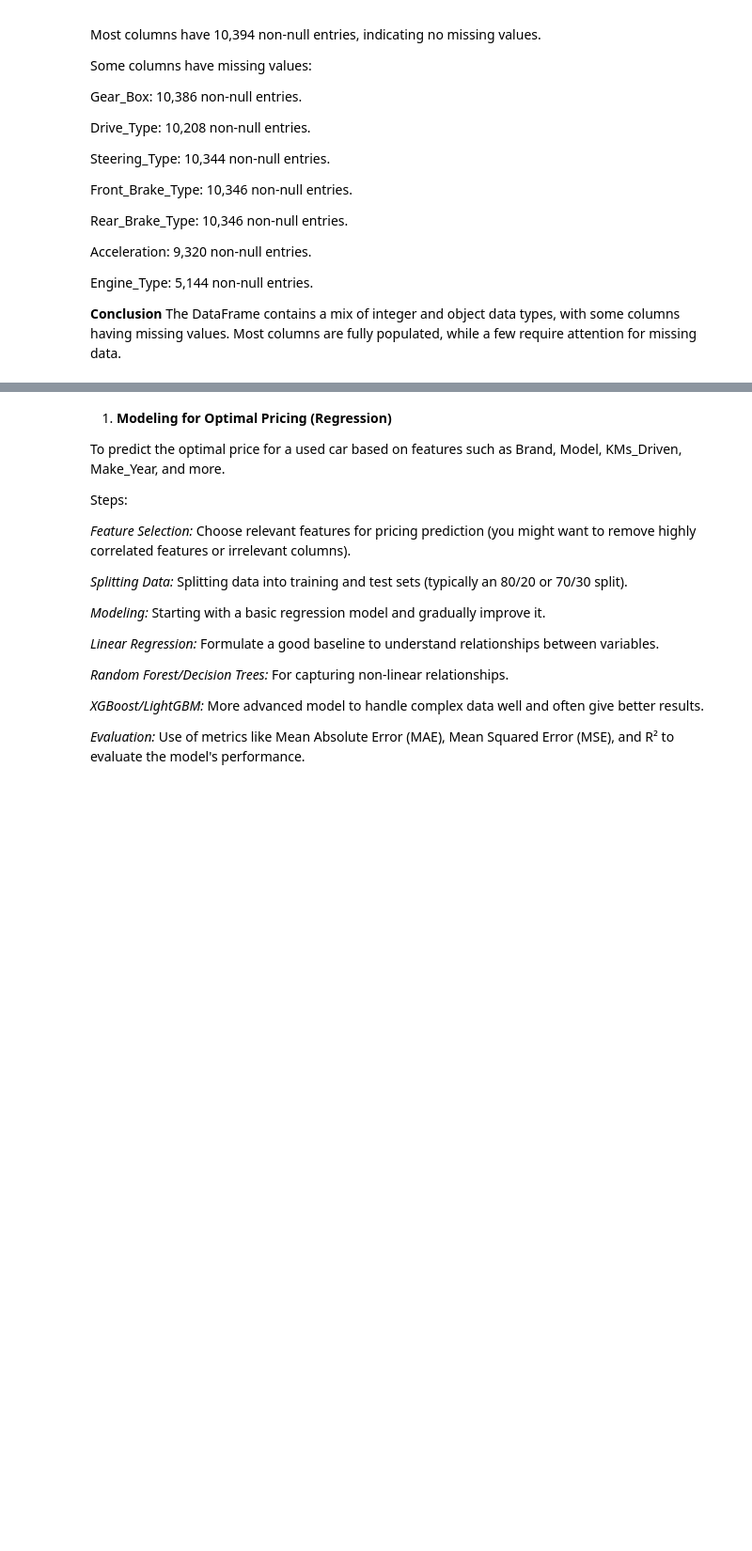
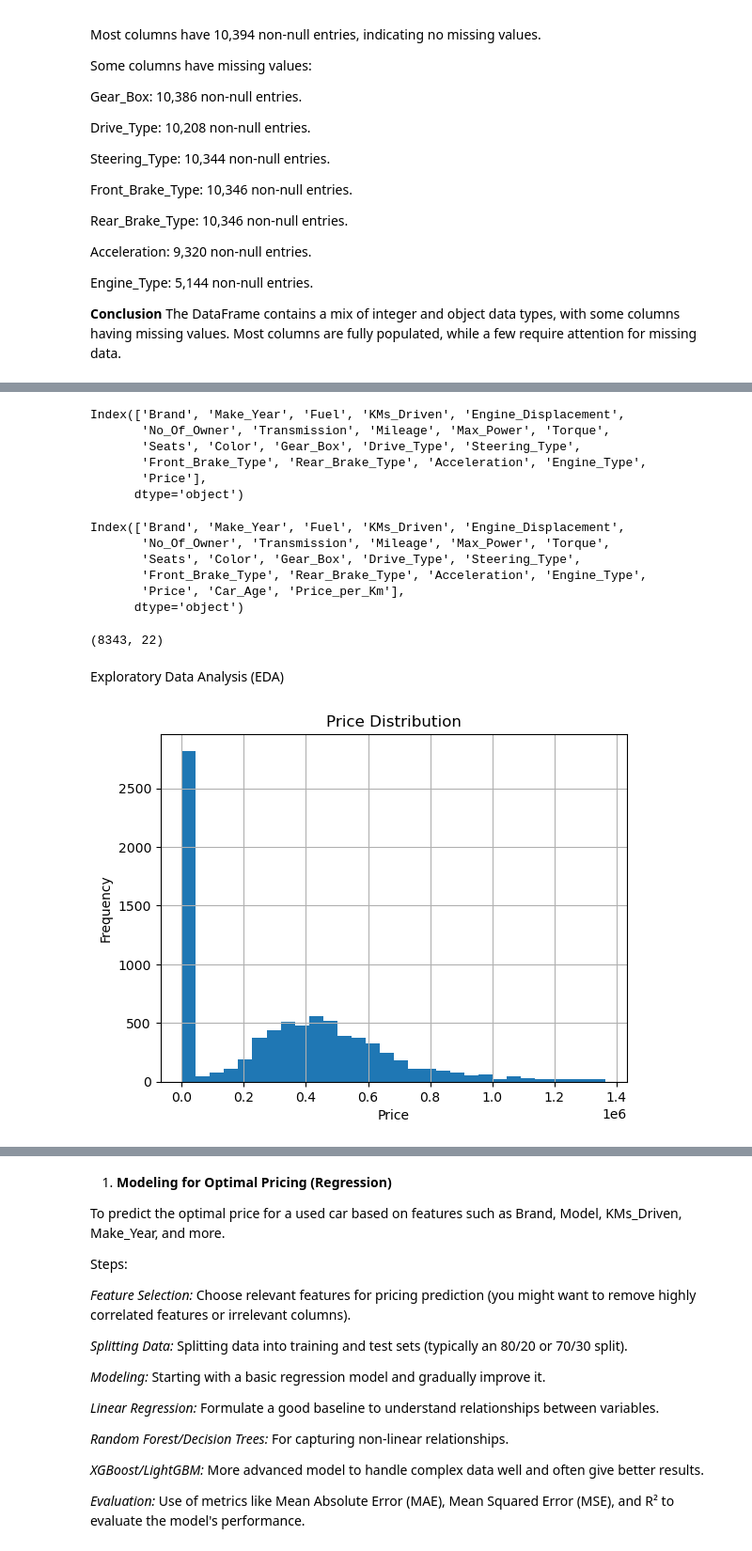
Before and after one commit to FaithMUTIS/Group-2-phase-5-project, a Jupyter notebook: Pamela.ipynb, the cells around one changed output, grey strips where cells are left out. Shown at 94% size. Cells and saved outputs as stored; diff of their text form; code cells hidden in the pictures; blank space fills up the shorter version.

```diff
--- a/Pamela.ipynb
+++ b/Pamela.ipynb
@@ -144,0 +322,9 @@ The seats column shows minimal variation, mostly containing cars with 5 seats. O
+# %%
+Data.columns
+# %% [output]
+Index(['Brand', 'Make_Year', 'Fuel', 'KMs_Driven', 'Engine_Displacement',
+       'No_Of_Owner', 'Transmission', 'Mileage', 'Max_Power', 'Torque',
+       'Seats', 'Color', 'Gear_Box', 'Drive_Type', 'Steering_Type',
+       'Front_Brake_Type', 'Rear_Brake_Type', 'Acceleration', 'Engine_Type',
+       'Price'],
+      dtype='object')
@@ -145,3 +344,26 @@ The seats column shows minimal variation, mostly containing cars with 5 seats. O
+# %%
+Data.columns
+# %% [output]
+Index(['Brand', 'Make_Year', 'Fuel', 'KMs_Driven', 'Engine_Displacement',
+       'No_Of_Owner', 'Transmission', 'Mileage', 'Max_Power', 'Torque',
+       'Seats', 'Color', 'Gear_Box', 'Drive_Type', 'Steering_Type',
+       'Front_Brake_Type', 'Rear_Brake_Type', 'Acceleration', 'Engine_Type',
+       'Price', 'Car_Age', 'Price_per_Km'],
+      dtype='object')
+# %%
+Data.shape
+# %% [output]
+(8343, 22)
+# %% [markdown]
+Exploratory Data Analysis (EDA)
+# %%
+Data['Price'].hist(bins=30)
+plt.xlabel('Price')
+plt.ylabel('Frequency')
+plt.title('Price Distribution')
+plt.show()
+# %% [output]
+[figure, added]
 # %%
 #Data Visualization
 #Distribution of Numerical Features: Using histograms to visualize the distribution of numerical features.
```
Also changed, not shown: parts of 108 cells of this notebook.
